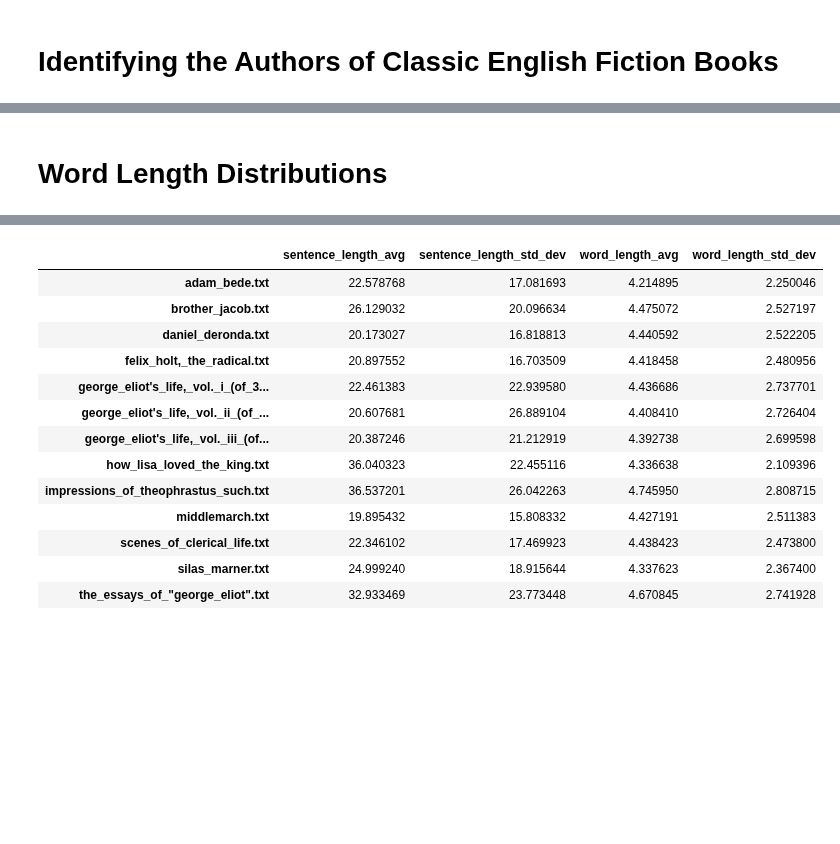
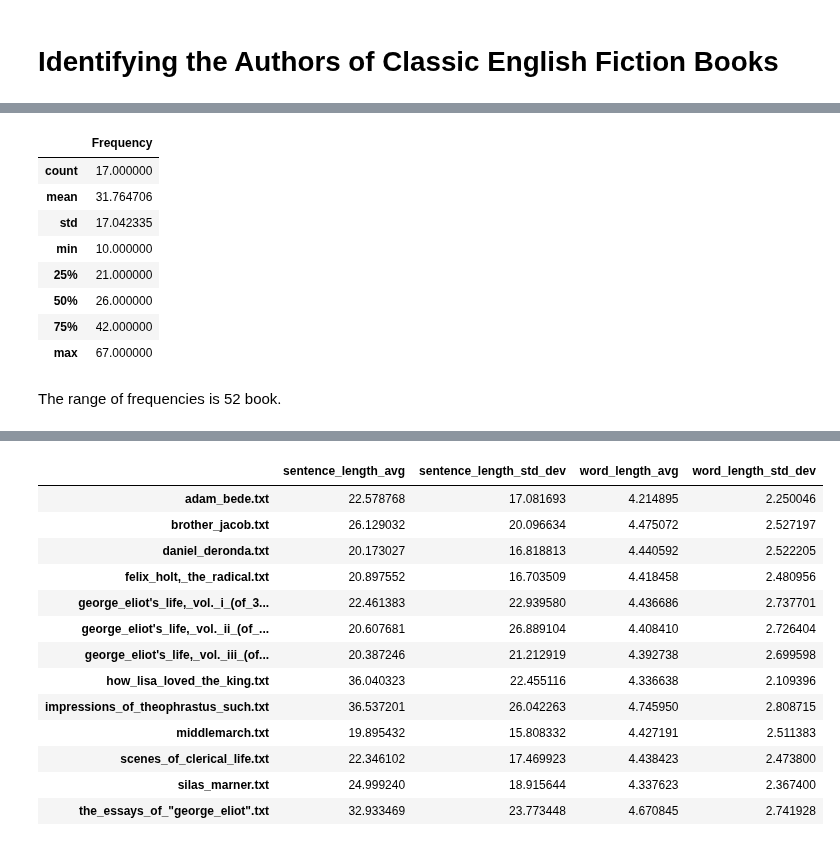
Before and after one commit to clararichter/authorship-identification, a Jupyter notebook: feature_extraction.ipynb, the cells around one changed output, grey strips where cells are left out. Drawn from its saved outputs; the diff is of its cells as text; code cells hidden in the pictures; blank space fills up the shorter version.

```diff
--- a/pre-processing_notebook.ipynb
+++ b/feature_extraction.ipynb
@@ -110,2 +82,14 @@ Text(0,0.5,'Number of Books')
-# %% [markdown]
-# Word Length Distributions
+# %%
+books_freq.describe()
+# %% [output]
+|  | Frequency |
+| count | 17.000000 |
+| mean | 31.764706 |
+| std | 17.042335 |
+| min | 10.000000 |
+| 25% | 21.000000 |
+| 50% | 26.000000 |
+| 75% | 42.000000 |
+| max | 67.000000 |
+# %% [markdown]
+The range of frequencies is 52 book.
```
Also changed, not shown: parts of 22 cells of this notebook, 3 other files.
